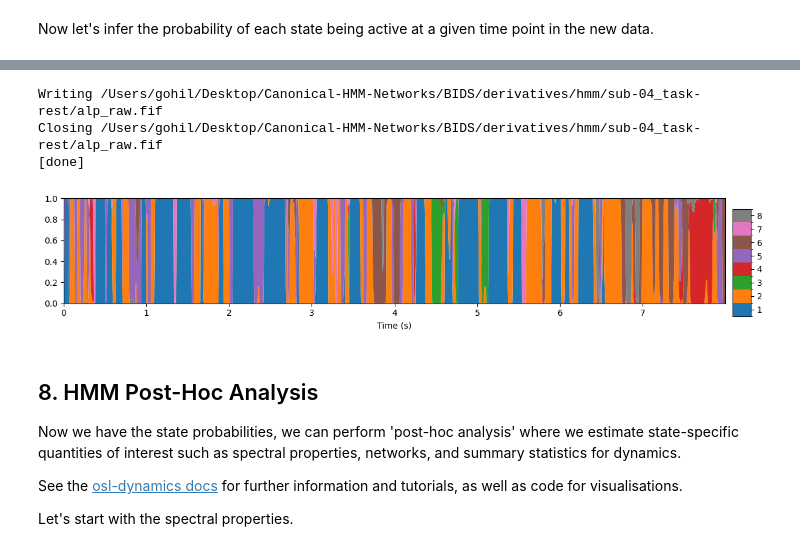
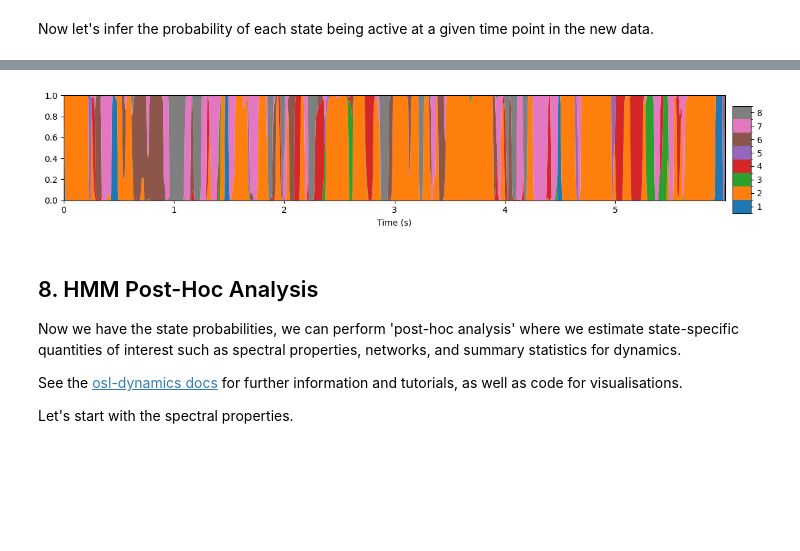
Before and after one commit to OHBA-analysis/Canonical-HMM-Networks, a Jupyter notebook: eeg.ipynb, the cells around one changed output, grey strips where cells are left out. Cells and saved outputs as stored; diff of their text form; code cells hidden in the pictures; blank space fills up the shorter version.

```diff
--- a/eeg.ipynb
+++ b/eeg.ipynb
@@ -310,7 +386,7 @@ parcel_data = parcellation.parcellate(
     parcellation_file=parcellation_file,
 )
 
-parc_fif = f"BIDS/derivatives/osl/{id}/lcmv-parc-raw.fif"
+parc_fif = f"BIDS/derivatives/osl/{session_id}/{subject_id}/lcmv-parc-raw.fif"
 parcellation.save_as_fif(
     parcel_data,
     raw,
@@ -407,5 +486,5 @@ alp_raw = inference.modes.convert_to_mne_raw(alp, parc_fif, n_embeddings=data.n_
 alp_raw.save(f"{hmm_dir}/alp_raw.fif", overwrite=True)
 
 # Plot (just the first 8 seconds for visualisation)
-fig, ax = plotting.plot_alpha(alp, n_samples=2000, sampling_frequency=alp_raw.info["sfreq"])
+fig, ax = plotting.plot_alpha(alp, n_samples=1500, sampling_frequency=alp_raw.info["sfreq"])
 # %% [output]
@@ -425,7 +501,4 @@ fig, ax = plotting.plot_alpha(alp, n_samples=2000, sampling_frequency=alp_raw.in
-Writing /Users/gohil/Desktop/Canonical-HMM-Networks/BIDS/derivatives/hmm/sub-04_task-rest/alp_raw.fif
-Closing /Users/gohil/Desktop/Canonical-HMM-Networks/BIDS/derivatives/hmm/sub-04_task-rest/alp_raw.fif
-[done]
-[figure, old version]
+[figure, new version]
 # %% [markdown]
 ## 8. HMM Post-Hoc Analysis
 
```
Also changed, not shown: parts of 32 cells of this notebook, 2 other files.
